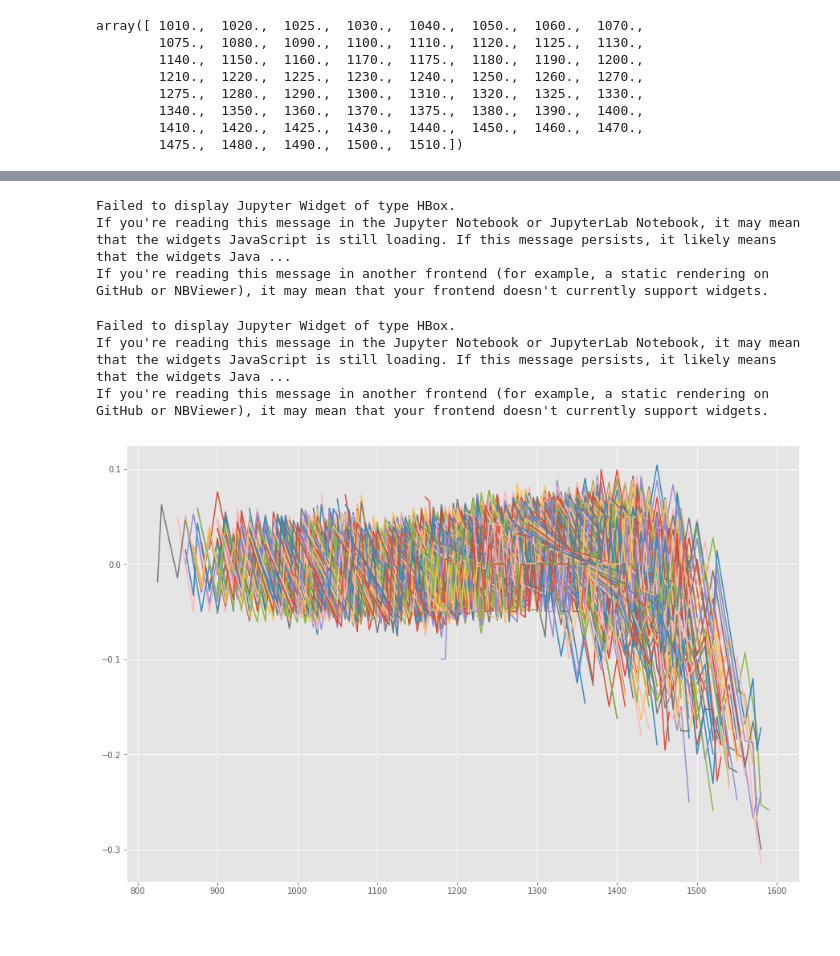
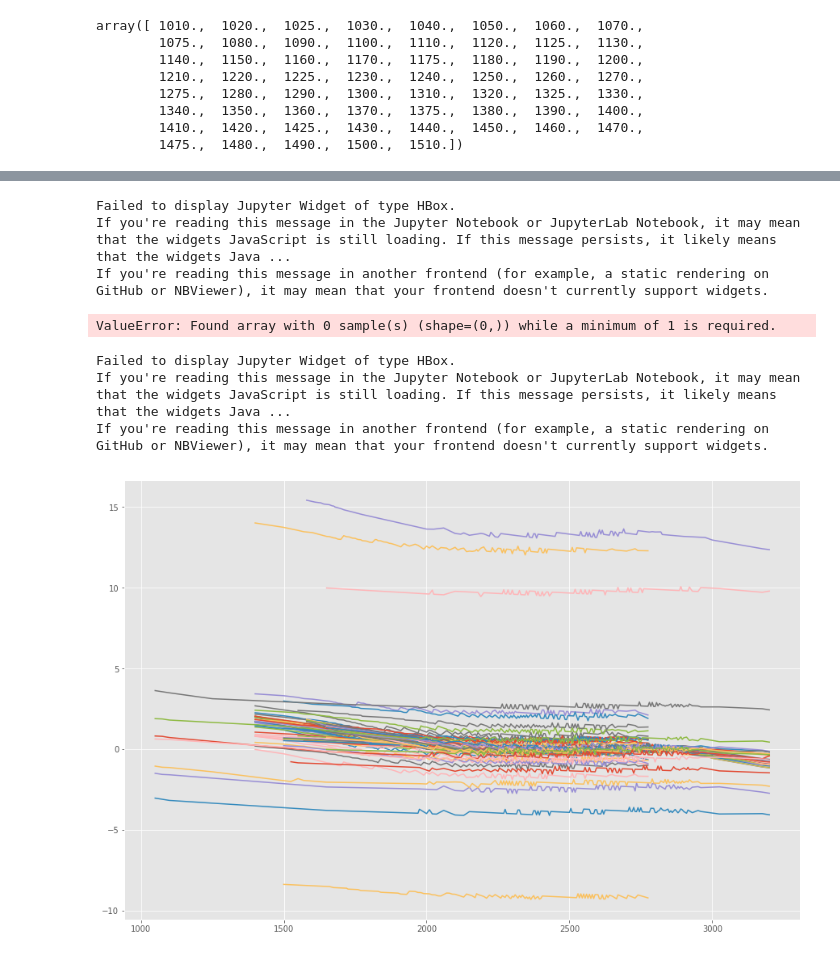
Before and after one commit to shvimas/diploma, a Jupyter notebook: notebooks/bs.ipynb, the cells around one changed output, grey strips where cells are left out. Drawn from its saved outputs; the diff is of its cells as text; code cells hidden in the pictures; blank space fills up the shorter version.

```diff
--- a/notebooks/bs.ipynb
+++ b/notebooks/bs.ipynb
@@ -20,10 +21,18 @@ pl.rcParams["figure.figsize"] = (15, 10)
 pl.rcParams["figure.figsize"] = (15, 10)
 pl.style.use('ggplot')
 # %%
+'''
 try:
-    data, info = dh.read_data("../SPH2_031612.csv")
+    data, info = hf.read_data("../SPH2_031612.csv")
 except FileNotFoundError:
-    data, info = dh.read_data("SPH2_031612.csv")
+    data, info = hf.read_data("SPH2_031612.csv")
+'''
+try:
+    data, info = hf.read_new_data("../data2017-2018.csv")
+except FileNotFoundError:
+    data, info = hf.read_data()
+# %%
+data, info = dh.prepare_data(data, info)
 # %%
 # q == r
 def get_rate(c, p, k, s):
@@ -84,7 +86,8 @@ differential_evolution(lambda pars: opt_func(pars), bounds=((0, 1), (0, 1)))
 # %%
-r = .0041
-q = .0041
+r = .0049
+q = .0049
 
-pl.plot(k, parity(r, q))
+pl.plot(k, parity(.0049, .0048))
+pl.plot(k, parity(.008, .008))
 # %% [output]
 [<matplotlib.lines.Line2D at 0x...>]
@@ -111,7 +134,9 @@ for day in tqdm_notebook(range(len(info))):
     def parity(r, q): return c - p + k * np.exp(-r * t) - s * np.exp(-q * t)
     def opt_func(pars): return mean_absolute_error(np.zeros(len(c)), parity(*pars))
     results.append(differential_evolution(lambda pars: opt_func(pars), bounds=((0, 1), (0, 1))))
+tmp = list(map(lambda x: [x.fun, x.x], results))
 # %% [output]
 Failed to display Jupyter Widget of type HBox.
 If you're reading this message in the Jupyter Notebook or JupyterLab Notebook, it may mean that the widgets JavaScript is still loading. If this message persists, it likely means that the widgets Java ...
 If you're reading this message in another frontend (for example, a static rendering on GitHub or NBViewer), it may mean that your frontend doesn't currently support widgets.
+ValueError: Found array with 0 sample(s) (shape=(0,)) while a minimum of 1 is required.
@@ -118,27 +151,28 @@ If you're reading this message in another frontend (for example, a static render
 # %%
 pl.figure()
 for day in tqdm_notebook(range(len(info))):
     t = info[day].mat
     strikes_call = data.strikes[True][day]
     strikes_put = data.strikes[False][day]
     common_strikes = np.array(list(set(strikes_call) & set(strikes_put)))
     common_strikes.sort()
     inx_call = np.array([False] * len(strikes_call))
     inx_put = np.array([False] * len(strikes_put))
     for inx, strike in enumerate(strikes_call):
         inx_call[inx] = strike in common_strikes
     for inx, strike in enumerate(strikes_put):
         inx_put[inx] = strike in common_strikes
     c = data.prices[True][day][inx_call]
     p = data.prices[False][day][inx_put]
     k = common_strikes
     s = info[day].spot
     def parity(r, q): return c - p + k * np.exp(-r * t) - s * np.exp(-q * t)
     def opt_func(pars): return mean_absolute_error(np.zeros(len(c)), parity(*pars))
-    res = differential_evolution(func=opt_func, bounds=((0, .1), (0, .1)))
-    pl.plot(k, parity(*res.x))
+    # res = differential_evolution(func=opt_func, bounds=((0, .1), (0, .1)))
+    # pl.plot(k, parity(*res.x))
+    pl.plot(k, parity(.008, .008))
 # %% [output]
 Failed to display Jupyter Widget of type HBox.
 If you're reading this message in the Jupyter Notebook or JupyterLab Notebook, it may mean that the widgets JavaScript is still loading. If this message persists, it likely means that the widgets Java ...
 If you're reading this message in another frontend (for example, a static rendering on GitHub or NBViewer), it may mean that your frontend doesn't currently support widgets.
-[figure, old version]
+[figure, new version]
```
Also changed, not shown: parts of 12 cells of this notebook, 34 other files.
